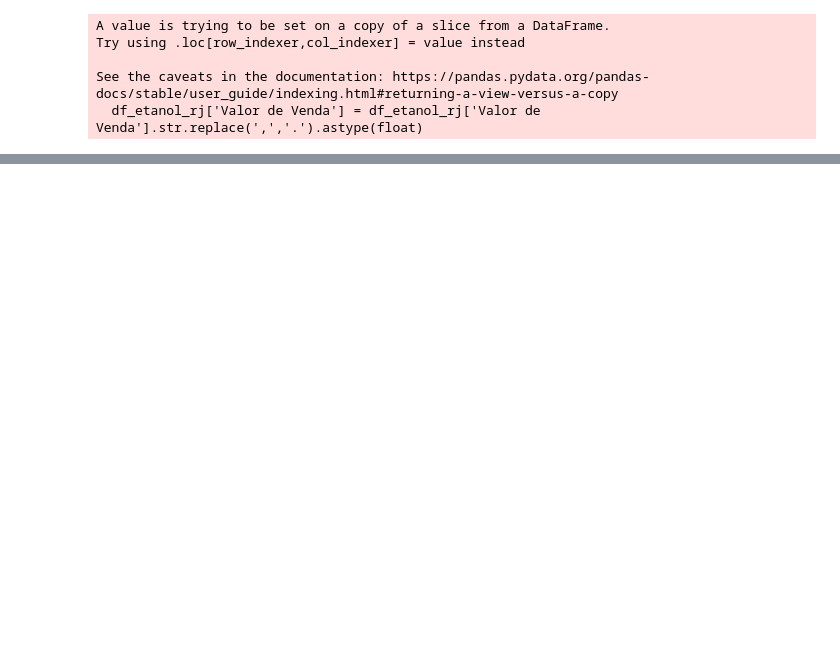
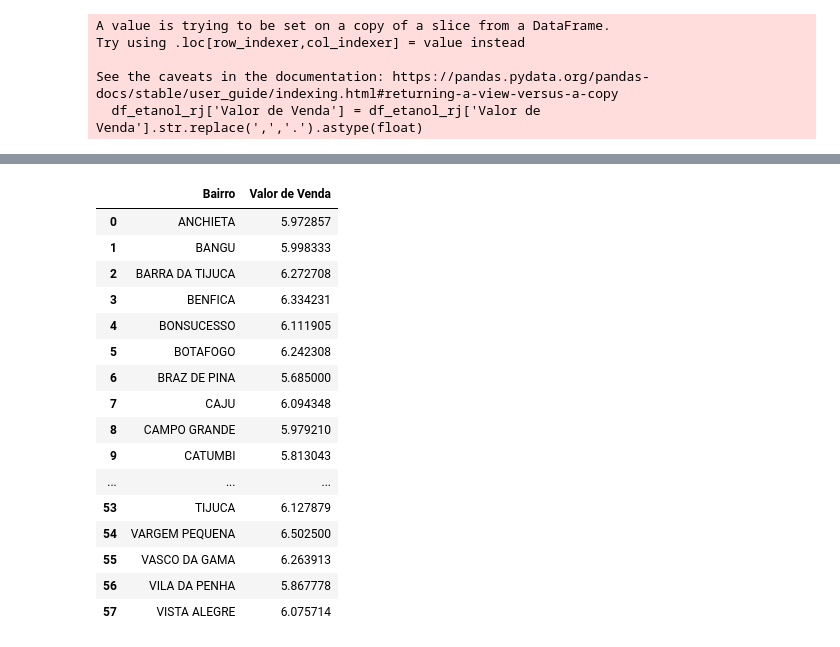
Before and after one commit to Fani-Oliveira/Repo_Senac, a Jupyter notebook: EstudoCombustiveis.ipynb, the cells around one changed output, grey strips where cells are left out. Cells and saved outputs as stored; diff of their text form; code cells hidden in the pictures; blank space fills up the shorter version.

```diff
--- a/EstudoCombustiveis.ipynb
+++ b/EstudoCombustiveis.ipynb
@@ -91,0 +134,3 @@ df_etanol.head()
+# %%
+df_gasolina_rj = df_rj[df_rj['Produto'] == 'GASOLINA']
+df_gasolina_rj
@@ -91,0 +151,2 @@ df_etanol.head()
+# %%
+df_gasolina_rj['Valor de Venda'] = df_gasolina_rj['Valor de Venda'].str.replace(',','.').astype(float)
@@ -91,0 +159,21 @@ df_etanol.head()
+# %%
+df_gasolina = df_gasolina_rj.groupby('Bairro')['Valor de Venda'].mean().reset_index()
+df_gasolina
+# %% [output]
+|  | Bairro | Valor de Venda |
+| 0 | ANCHIETA | 5.972857 |
+| 1 | BANGU | 5.998333 |
+| 2 | BARRA DA TIJUCA | 6.272708 |
+| 3 | BENFICA | 6.334231 |
+| 4 | BONSUCESSO | 6.111905 |
+| 5 | BOTAFOGO | 6.242308 |
+| 6 | BRAZ DE PINA | 5.685000 |
+| 7 | CAJU | 6.094348 |
+| 8 | CAMPO GRANDE | 5.979210 |
+| 9 | CATUMBI | 5.813043 |
+| ... | ... | ... |
+| 53 | TIJUCA | 6.127879 |
+| 54 | VARGEM PEQUENA | 6.502500 |
+| 55 | VASCO DA GAMA | 6.263913 |
+| 56 | VILA DA PENHA | 5.867778 |
+| 57 | VISTA ALEGRE | 6.075714 |
```
Also changed, not shown: parts of 22 cells of this notebook, 2 other files.
